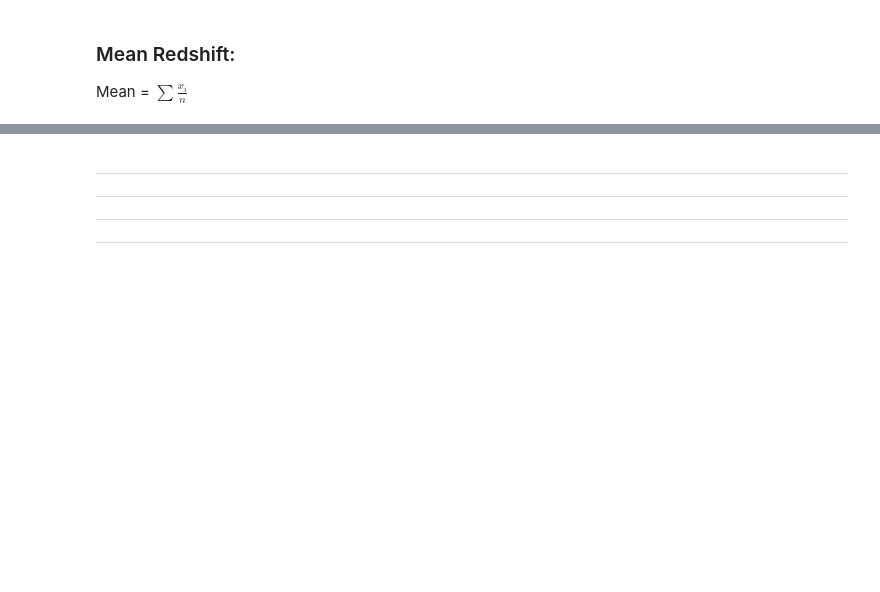
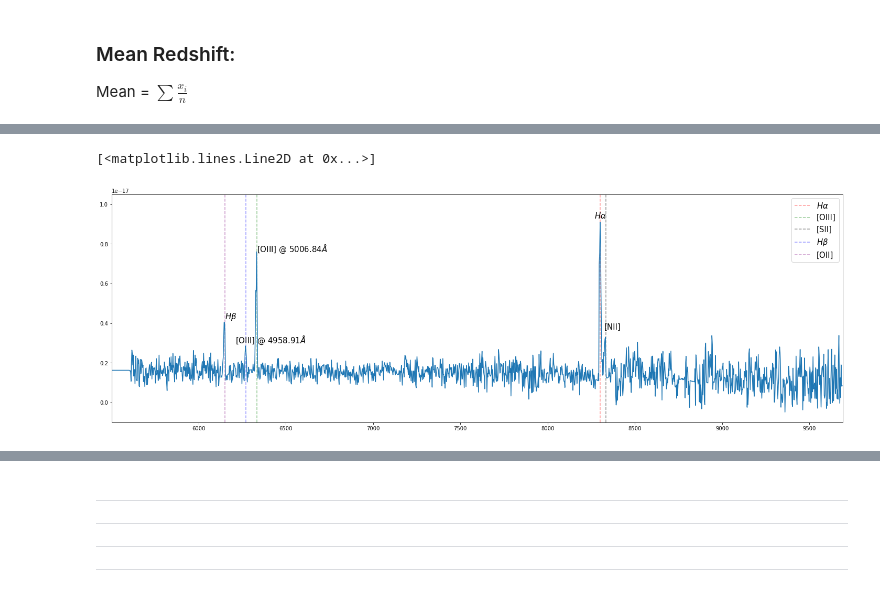
Before and after one commit to Spencer-Long/Spectroscopy-, a Jupyter notebook: Redshift_Star_Galaxy.ipynb, the cells around one changed output, grey strips where cells are left out. Cells and saved outputs as stored; diff of their text form; code cells hidden in the pictures; blank space fills up the shorter version.

```diff
--- a/Redshift_Star_Galaxy.ipynb
+++ b/Redshift_Star_Galaxy.ipynb
@@ -176,0 +188,24 @@ The mean redshift is: 0.3176165106630849
+# %%
+# Purpose of this assignment is to visually identify lines thus we will guess the line below is H-Alpha which is located at 1096 units
+
+plt.figure(figsize=(25,8))
+
+plt.axvline(x = 8301, color = 'red', label = r'$H\alpha$', ls = '--',alpha=0.4)
+plt.axvline(x = 6335, color = 'green', label = '[OIII]', ls = '--',alpha=0.4)
+plt.axvline(x = 8334, color = 'k', label = '[SII]', ls = '--',alpha=0.4)
+plt.axvline(x = 6271, color = 'blue', label = r'$H\beta$', ls = '--',alpha=0.4)
+plt.axvline(x = 6150, color = 'purple', label = '[OII]', ls = '--',alpha=0.4)
+
+plt.annotate(r'$H\alpha$', xy=(8301,10e-18), xytext=(8268,9.3e-18), fontsize=15)
+plt.annotate('[OIII] @ 5006.84$\AA$', xy=(6335,10e-18), xytext=(6335,7.6e-18), fontsize=15)
+plt.annotate('[OIII] @ 4958.91$\AA$', xy=(6271,10e-18), xytext=(6210,3e-18), fontsize=15)
+plt.annotate(r'$H\beta$', xy=(6150,10e-18), xytext=(6150,4.2e-18), fontsize=15)
+plt.annotate('[NII]', xy=(8334,10e-18), xytext=(8325,3.7e-18), fontsize=15)
+
+plt.legend(fontsize=15)
+plt.xlim(x[0],x[-1])
+plt.ylim(-1e-18,10.5e-18)
+plt.plot(x,data) # Plotting flux data to take a quick look.
+# %% [output]
+[<matplotlib.lines.Line2D at 0x...>]
+[figure, added]
```
Also changed, not shown: parts of 16 cells of this notebook.
